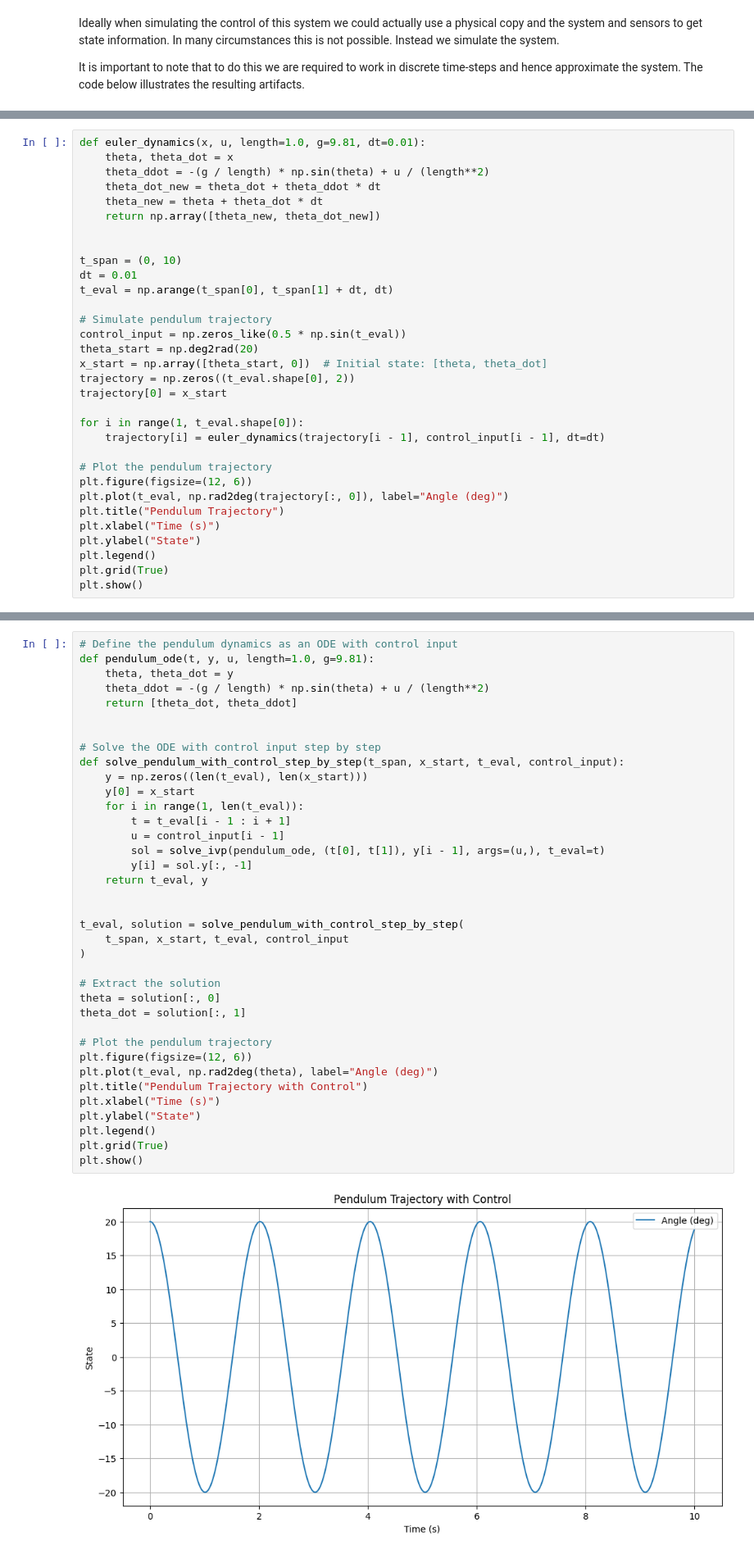
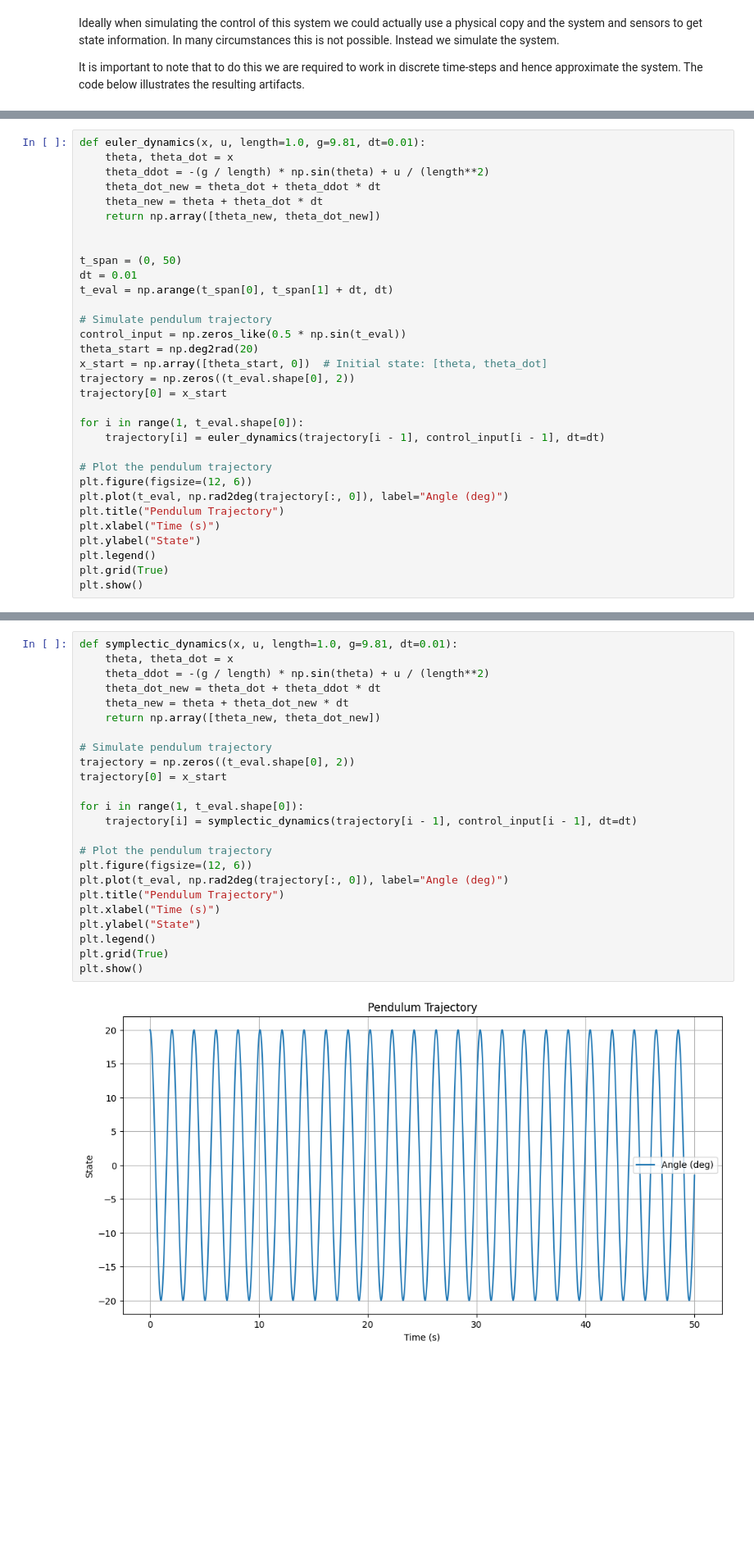
Before and after one commit to ofs416/Reinforcement_Learning, a Jupyter notebook: 2_1_pendulum.ipynb, the cells around one changed output, grey strips where cells are left out. Shown at 82% size. Drawn from its saved outputs; the diff is of its cells as text; blank space fills up the shorter version.

Commit message:
completed section on symplectic integrators. Cleanup required for code (move irrelevant code, such as plotting, to misc file?)

```diff
--- a/2_1_pendulum.ipynb
+++ b/2_1_pendulum.ipynb
@@ -34,7 +37,7 @@ def euler_dynamics(x, u, length=1.0, g=9.81, dt=0.01):
     return np.array([theta_new, theta_dot_new])
 
 
-t_span = (0, 10)
+t_span = (0, 50)
 dt = 0.01
 t_eval = np.arange(t_span[0], t_span[1] + dt, dt)
 
@@ -77,40 +91,27 @@ print(total_energy.max() / total_energy[0])
 # %%
-# Define the pendulum dynamics as an ODE with control input
-def pendulum_ode(t, y, u, length=1.0, g=9.81):
-    theta, theta_dot = y
+def symplectic_dynamics(x, u, length=1.0, g=9.81, dt=0.01):
+    theta, theta_dot = x
     theta_ddot = -(g / length) * np.sin(theta) + u / (length**2)
-    return [theta_dot, theta_ddot]
+    theta_dot_new = theta_dot + theta_ddot * dt
+    theta_new = theta + theta_dot_new * dt
+    return np.array([theta_new, theta_dot_new])
 
+# Simulate pendulum trajectory
+trajectory = np.zeros((t_eval.shape[0], 2))
+trajectory[0] = x_start
 
-# Solve the ODE with control input step by step
-def solve_pendulum_with_control_step_by_step(t_span, x_start, t_eval, control_input):
-    y = np.zeros((len(t_eval), len(x_start)))
-    y[0] = x_start
-    for i in range(1, len(t_eval)):
-        t = t_eval[i - 1 : i + 1]
-        u = control_input[i - 1]
-        sol = solve_ivp(pendulum_ode, (t[0], t[1]), y[i - 1], args=(u,), t_eval=t)
-        y[i] = sol.y[:, -1]
-    return t_eval, y
-
-
-t_eval, solution = solve_pendulum_with_control_step_by_step(
-    t_span, x_start, t_eval, control_input
-)
-
-# Extract the solution
-theta = solution[:, 0]
-theta_dot = solution[:, 1]
+for i in range(1, t_eval.shape[0]):
+    trajectory[i] = symplectic_dynamics(trajectory[i - 1], control_input[i - 1], dt=dt)
 
 # Plot the pendulum trajectory
 plt.figure(figsize=(12, 6))
-plt.plot(t_eval, np.rad2deg(theta), label="Angle (deg)")
-plt.title("Pendulum Trajectory with Control")
+plt.plot(t_eval, np.rad2deg(trajectory[:, 0]), label="Angle (deg)")
+plt.title("Pendulum Trajectory")
 plt.xlabel("Time (s)")
 plt.ylabel("State")
 plt.legend()
 plt.grid(True)
 plt.show()
 # %% [output]
-[figure, old version]
+[figure, new version]
 # %%
```
Also changed, not shown: parts of 11 cells of this notebook.
